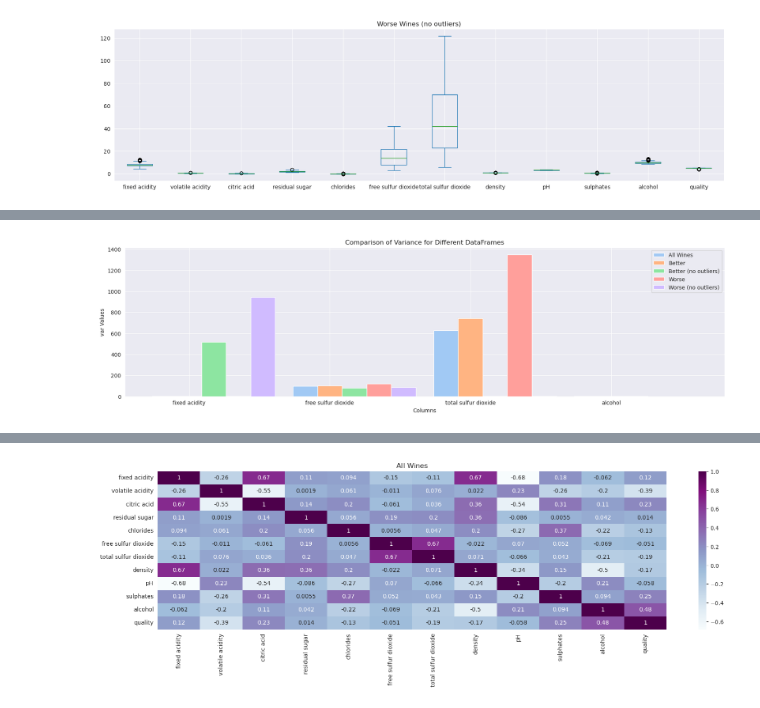
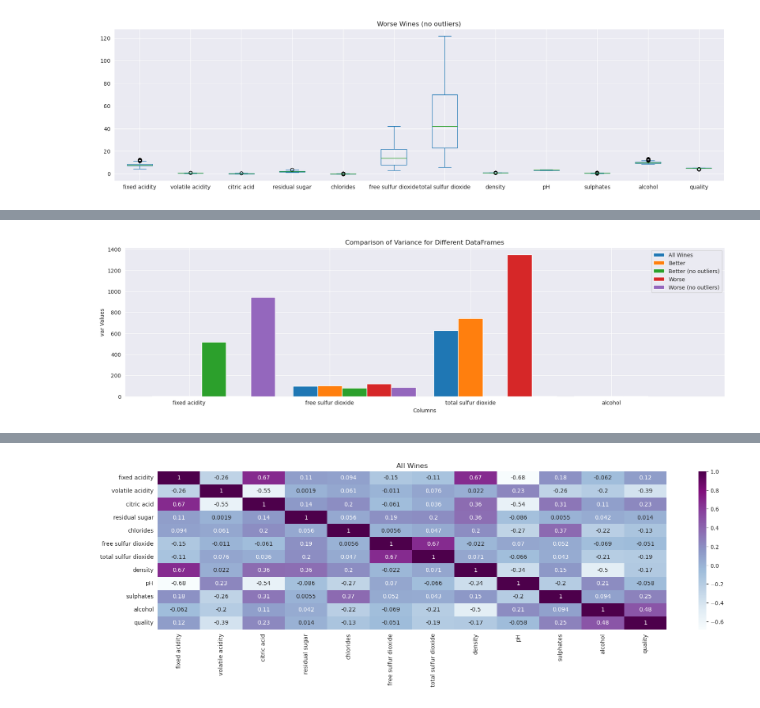
Before and after one commit to mstripling/Data-Analyst, a Jupyter notebook: Wine Quality Analysis/Wine_Quality_Analysis.ipynb, the cells around one changed output, grey strips where cells are left out. Cells and saved outputs as stored; diff of their text form; code cells hidden in the pictures.

```diff
--- a/Wine Quality Analysis/Wine_Quality_Analysis.ipynb
+++ b/Wine Quality Analysis/Wine_Quality_Analysis.ipynb
@@ -267,36 +468,36 @@ var_better = better[columns].var()
 var_worse = worse[columns].var()
 var_better_clean = better_clean[columns].var().sort_values(ascending=False)
 var_worse_clean = worse_clean[columns].var().sort_values(ascending=False)
 
 
 
 # Set the width of each bar
 bar_width = 0.175
 
 # Set the positions of the bars on the x-axis
 x = np.arange(len(columns))
 
 # Plot the bars for each DataFrame
-plt.bar(x - bar_width, var_qual_med, width=bar_width, label='All Wines',color=colors[0])
-plt.bar(x, var_better, width=bar_width, label='Better',color=colors[1])
-plt.bar(x + bar_width, var_better_clean, width=bar_width, label='Better (no outliers)',color=colors[2])
-plt.bar(x + 2 * bar_width, var_worse, width=bar_width, label='Worse',color=colors[3])
-plt.bar(x + 3 * bar_width, var_worse_clean, width=bar_width,label='Worse (no outliers)',color=colors[4])
+plt.bar(x - bar_width, var_qual_med, width=bar_width, label='All Wines')
+plt.bar(x, var_better, width=bar_width, label='Better')
+plt.bar(x + bar_width, var_better_clean, width=bar_width, label='Better (no outliers)')
+plt.bar(x + 2 * bar_width, var_worse, width=bar_width, label='Worse')
+plt.bar(x + 3 * bar_width, var_worse_clean, width=bar_width,label='Worse (no outliers)')
 
 # Set the labels for the x-axis and y-axis
 plt.xlabel('Columns')
 plt.ylabel('var Values')
 
 # Set the title of the graph
 plt.title('Comparison of Variance for Different DataFrames')
 
 # Set the tick positions and labels on the x-axis
 plt.xticks(x, columns)
 
 # Add a legend
 plt.legend()
 
 # Show the plot
 plt.show()
 # %% [output]
-[figure, old version]
+[figure, new version]
```
Also changed, not shown: parts of 27 cells of this notebook.
